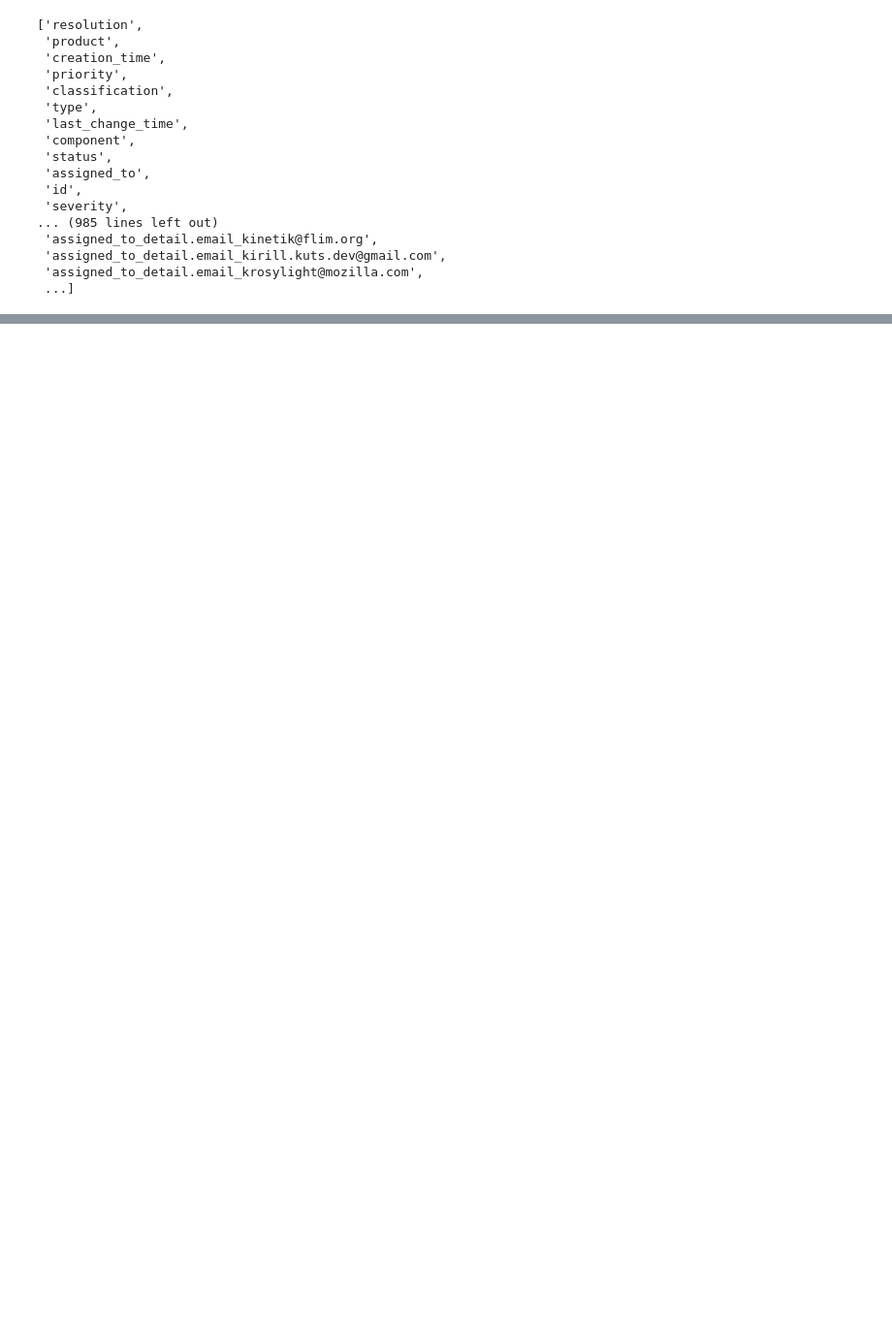
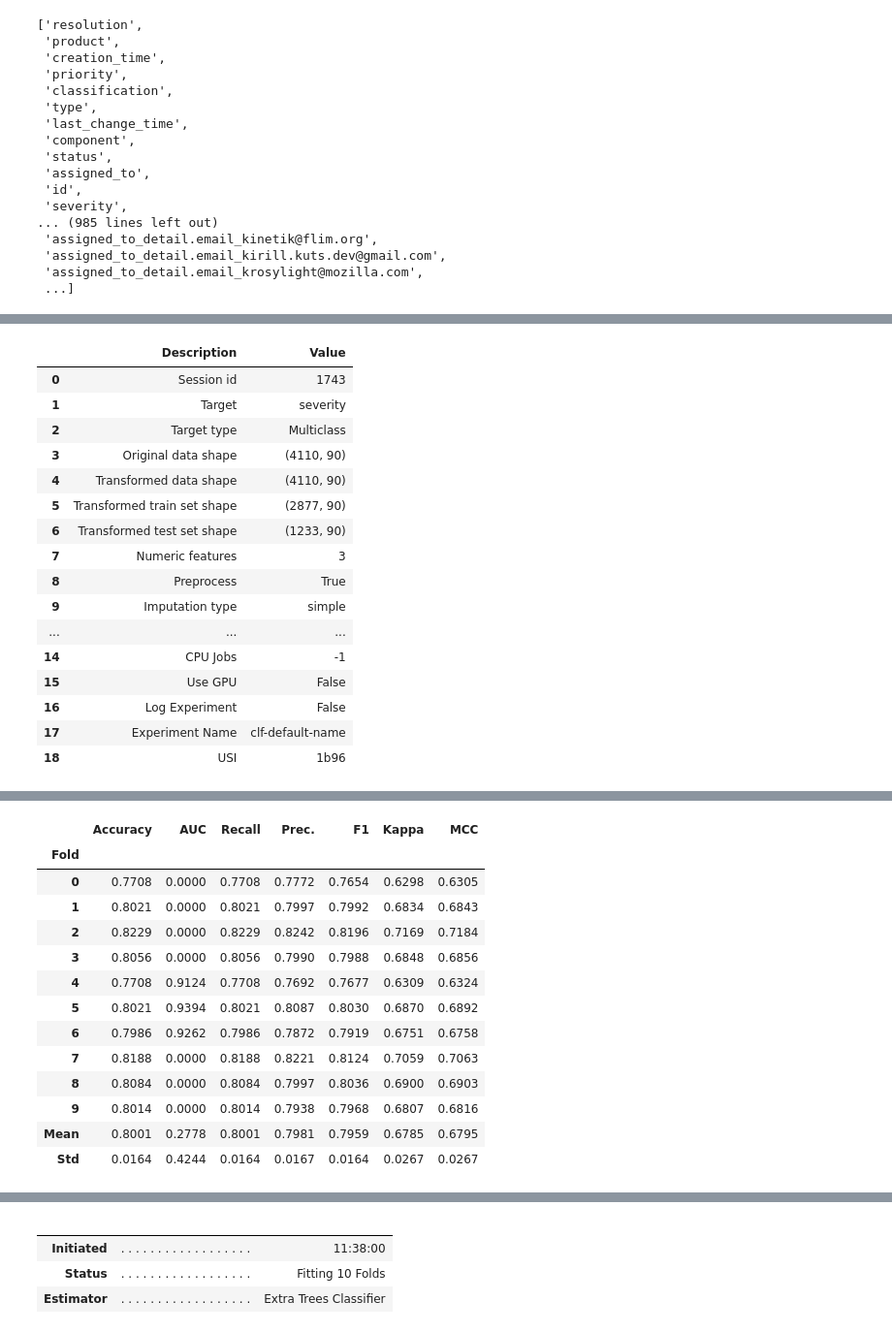
Before and after one commit to jonathano88/Data, a Jupyter notebook: analysis.ipynb, the cells around one changed output, grey strips where cells are left out. Shown at 97% size. Saved outputs shown, nothing was run; the diff lists cells and outputs as text; code cells hidden in the pictures; blank space fills up the shorter version.

```diff
--- a/analysis.ipynb
+++ b/analysis.ipynb
@@ -1513,0 +1498,7 @@ assigned_to_detail.email_zhaojiazhong-hf@loongs...
+# %%
+threshold = 0.01
+correlations = mergeddataS.corr()['severity'].abs().sort_values(ascending=False)
+selected_features = correlations[correlations > threshold].index  # Set a threshold
+print(correlations)
+print(selected_features)
+mergeddata = mergeddataS[selected_features]
@@ -1513,0 +1523,37 @@ assigned_to_detail.email_zhaojiazhong-hf@loongs...
+# %%
+from pycaret.classification import *
+
+data = mergeddata
+
+clf1 = setup(data, target='severity')
+
+model = [create_model(i) for i in [
+    'rf',
+    'gbc',
+    'et',
+    'xgboost',
+    'catboost',
+    'lightgbm',
+    'dt']]
+
+for i in (range(7)):
+    print(i)
+    model[i].get_params()
+# %% [output]
+|  | Description | Value |
+| 0 | Session id | 1743 |
+| 1 | Target | severity |
+| 2 | Target type | Multiclass |
+| 3 | Original data shape | (4110, 90) |
+| 4 | Transformed data shape | (4110, 90) |
+| 5 | Transformed train set shape | (2877, 90) |
+| 6 | Transformed test set shape | (1233, 90) |
+| 7 | Numeric features | 3 |
+| 8 | Preprocess | True |
+| 9 | Imputation type | simple |
+| ... | ... | ... |
+| 14 | CPU Jobs | -1 |
+| 15 | Use GPU | False |
+| 16 | Log Experiment | False |
+| 17 | Experiment Name | clf-default-name |
+| 18 | USI | 1b96 |
@@ -1513,0 +1561,14 @@ assigned_to_detail.email_zhaojiazhong-hf@loongs...
+|  | Accuracy | AUC | Recall | Prec. | F1 | Kappa | MCC |
+| Fold |  |  |  |  |  |  |  |
+| 0 | 0.7708 | 0.0000 | 0.7708 | 0.7772 | 0.7654 | 0.6298 | 0.6305 |
+| 1 | 0.8021 | 0.0000 | 0.8021 | 0.7997 | 0.7992 | 0.6834 | 0.6843 |
+| 2 | 0.8229 | 0.0000 | 0.8229 | 0.8242 | 0.8196 | 0.7169 | 0.7184 |
+| 3 | 0.8056 | 0.0000 | 0.8056 | 0.7990 | 0.7988 | 0.6848 | 0.6856 |
+| 4 | 0.7708 | 0.9124 | 0.7708 | 0.7692 | 0.7677 | 0.6309 | 0.6324 |
+| 5 | 0.8021 | 0.9394 | 0.8021 | 0.8087 | 0.8030 | 0.6870 | 0.6892 |
+| 6 | 0.7986 | 0.9262 | 0.7986 | 0.7872 | 0.7919 | 0.6751 | 0.6758 |
+| 7 | 0.8188 | 0.0000 | 0.8188 | 0.8221 | 0.8124 | 0.7059 | 0.7063 |
+| 8 | 0.8084 | 0.0000 | 0.8084 | 0.7997 | 0.8036 | 0.6900 | 0.6903 |
+| 9 | 0.8014 | 0.0000 | 0.8014 | 0.7938 | 0.7968 | 0.6807 | 0.6816 |
+| Mean | 0.8001 | 0.2778 | 0.8001 | 0.7981 | 0.7959 | 0.6785 | 0.6795 |
+| Std | 0.0164 | 0.4244 | 0.0164 | 0.0167 | 0.0164 | 0.0267 | 0.0267 |
@@ -1513,0 +1592,5 @@ assigned_to_detail.email_zhaojiazhong-hf@loongs...
+|  |  |  |
+|  |  |  |
+| Initiated | . . . . . . . . . . . . . . . . . . | 11:38:00 |
+| Status | . . . . . . . . . . . . . . . . . . | Fitting 10 Folds |
+| Estimator | . . . . . . . . . . . . . . . . . . | Extra Trees Classifier |
```
Also changed, not shown: parts of 15 cells of this notebook.
